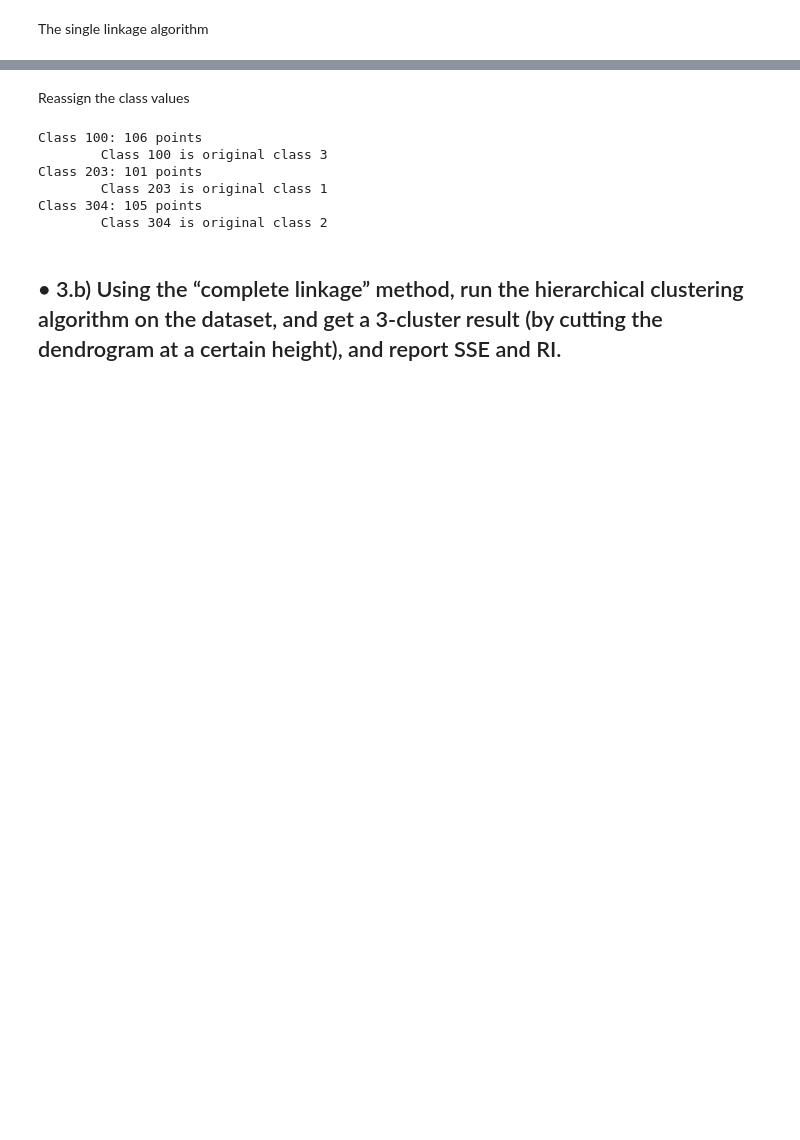
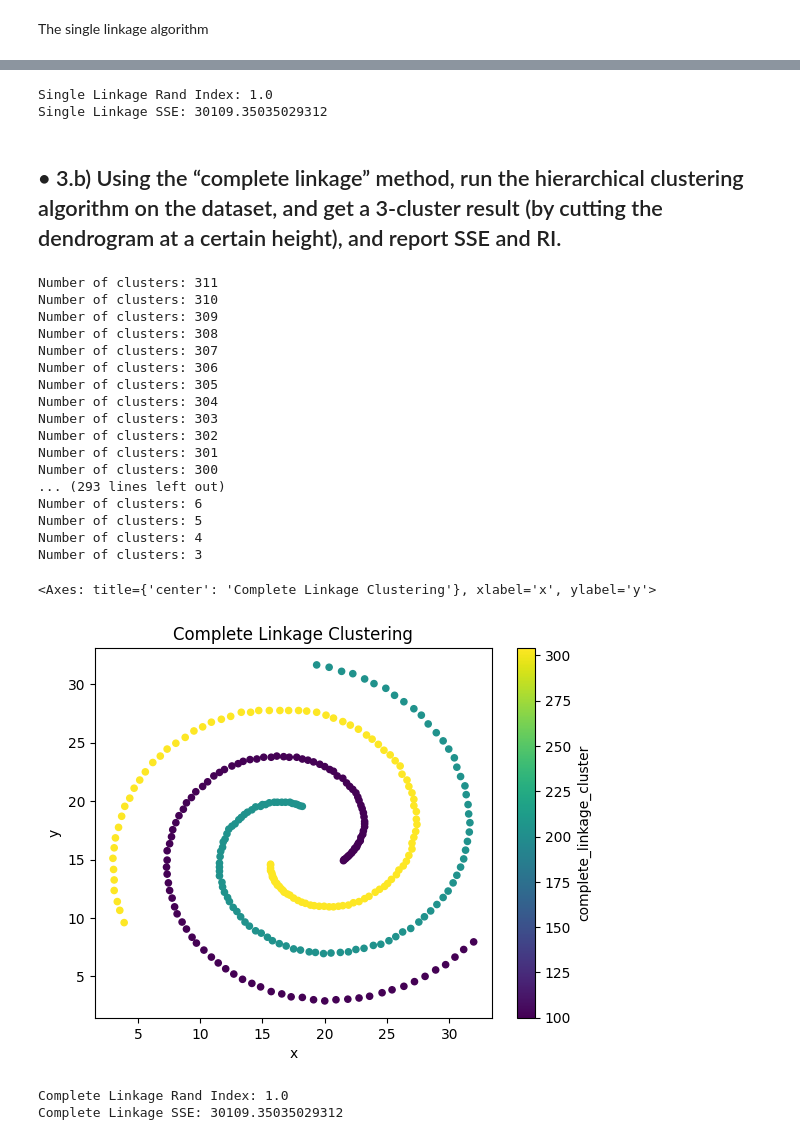
Before and after one commit to mevers303/CSCI4930-HW3, a Jupyter notebook: hw3.ipynb, the cells around one changed output, grey strips where cells are left out. Drawn from its saved outputs; the diff is of its cells as text; code cells hidden in the pictures; blank space fills up the shorter version.

```diff
--- a/hw3.ipynb
+++ b/hw3.ipynb
@@ -322,2 +408,0 @@ Number of clusters: 3
-# %% [markdown]
-Reassign the class values
@@ -340,12 +409,20 @@ def class_value_to_original_class(single_linkage_classes, df):
-# %%
-class_value_to_original_class(single_linkage_classes, df)
-# %% [output]
-Class 100: 106 points
-        Class 100 is original class 3
-Class 203: 101 points
-        Class 203 is original class 1
-Class 304: 105 points
-        Class 304 is original class 2
+# %%
+# calculate the rand index for single linkage
+ri = rand_score(df["class"], single_linkage_classes)
+print(f"Single Linkage Rand Index: {ri}")
+# calculate the SSE for single linkage
+sse = 0
+for index, row in df_single_linkage.iterrows():
+    # select the centroid for the cluster that the row belongs to based on the column we added to the dataframe
+    centroid = df_single_linkage[df_single_linkage["single_linkage_cluster"] == row["single_linkage_cluster"]][["x", "y"]].mean(axis=0).to_numpy()
+    # the error is the distance from the data point to the centroid
+    error = sp.spatial.distance.euclidean((row["x"], row["y"]), centroid)
+    # add the squared error to the total
+    sse += error ** 2
+print(f"Single Linkage SSE: {sse}")
+# %% [output]
+Single Linkage Rand Index: 1.0
+Single Linkage SSE: 30109.35035029312
 # %% [markdown]
 ## • 3.b) Using the “complete linkage” method, run the hierarchical clustering algorithm on the dataset, and get a 3-cluster result (by cutting the dendrogram at a certain height), and report SSE and RI.
 # %%
@@ -398 +488,44 @@ def complete_linkage(df, distance_matrix):
+# %%
+complete_linkage_classes = complete_linkage(df)
+df_complete_linkage = df.copy()
+df_complete_linkage["complete_linkage_cluster"] = complete_linkage_classes
+df_complete_linkage.plot.scatter(x="x", y="y", c="complete_linkage_cluster", colormap='viridis', title="Complete Linkage Clustering")
+# class_value_to_original_class(complete_linkage_classes, df)
+# %% [output]
+Number of clusters: 311
+Number of clusters: 310
+Number of clusters: 309
+Number of clusters: 308
+Number of clusters: 307
+Number of clusters: 306
+Number of clusters: 305
+Number of clusters: 304
+Number of clusters: 303
+Number of clusters: 302
+Number of clusters: 301
+Number of clusters: 300
+... (293 lines left out)
+Number of clusters: 6
+Number of clusters: 5
+Number of clusters: 4
+Number of clusters: 3
+<Axes: title={'center': 'Complete Linkage Clustering'}, xlabel='x', ylabel='y'>
+[figure, added]
+# %%
+# calculate the rand index for complete linkage
+ri = rand_score(df["class"], complete_linkage_classes)
+print(f"Complete Linkage Rand Index: {ri}")
+# calculate the SSE for complete linkage
+sse = 0
+for index, row in df_complete_linkage.iterrows():
+    # select the centroid for the cluster that the row belongs to based on the column we added to the dataframe
+    centroid = df_complete_linkage[df_complete_linkage["complete_linkage_cluster"] == row["complete_linkage_cluster"]][["x", "y"]].mean(axis=0).to_numpy()
+    # the error is the distance from the data point to the centroid
+    error = sp.spatial.distance.euclidean((row["x"], row["y"]), centroid)
+    # add the squared error to the total
+    sse += error ** 2
+print(f"Complete Linkage SSE: {sse}")
+# %% [output]
+Complete Linkage Rand Index: 1.0
+Complete Linkage SSE: 30109.35035029312
 # %% [markdown]
```
Also changed, not shown: parts of 30 cells of this notebook.
